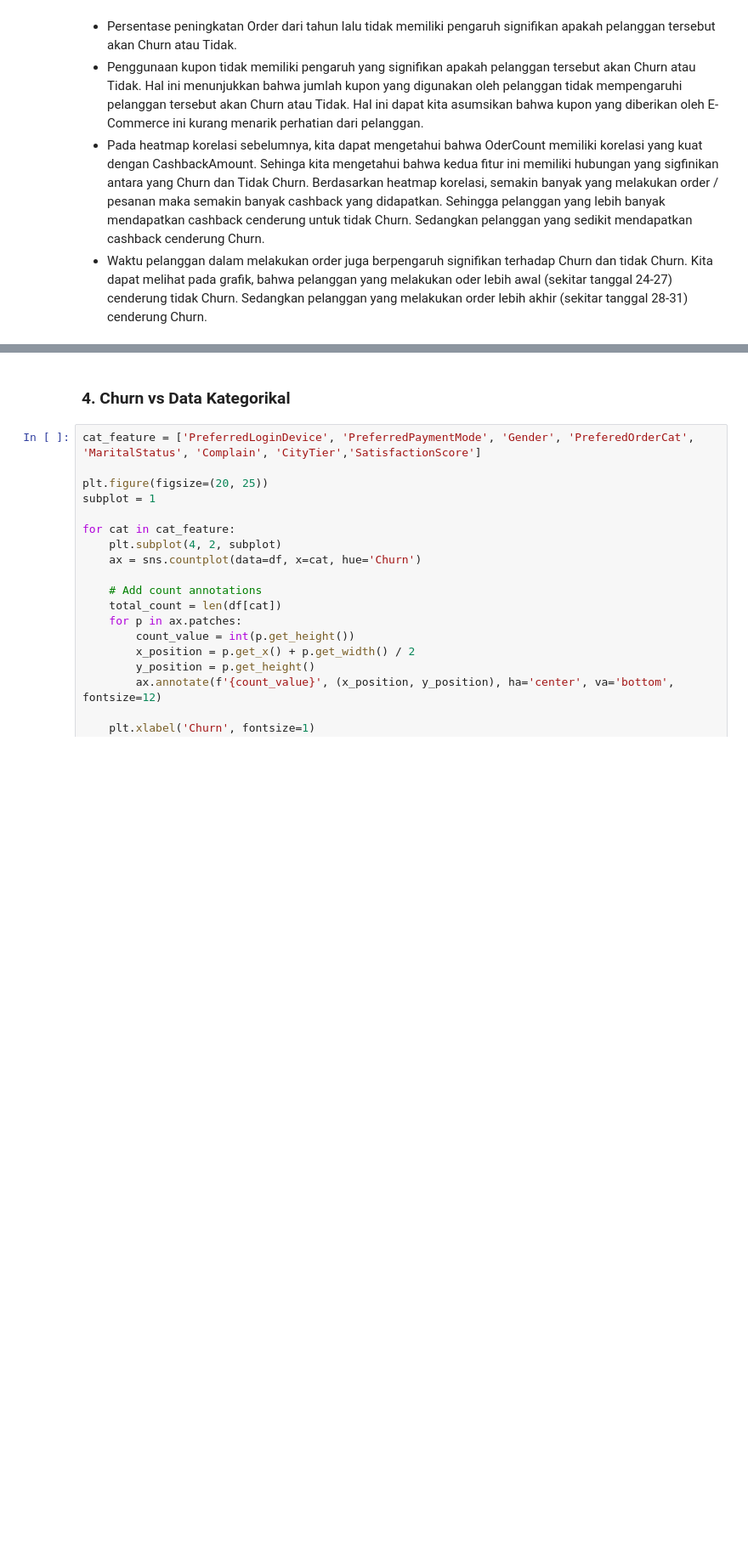
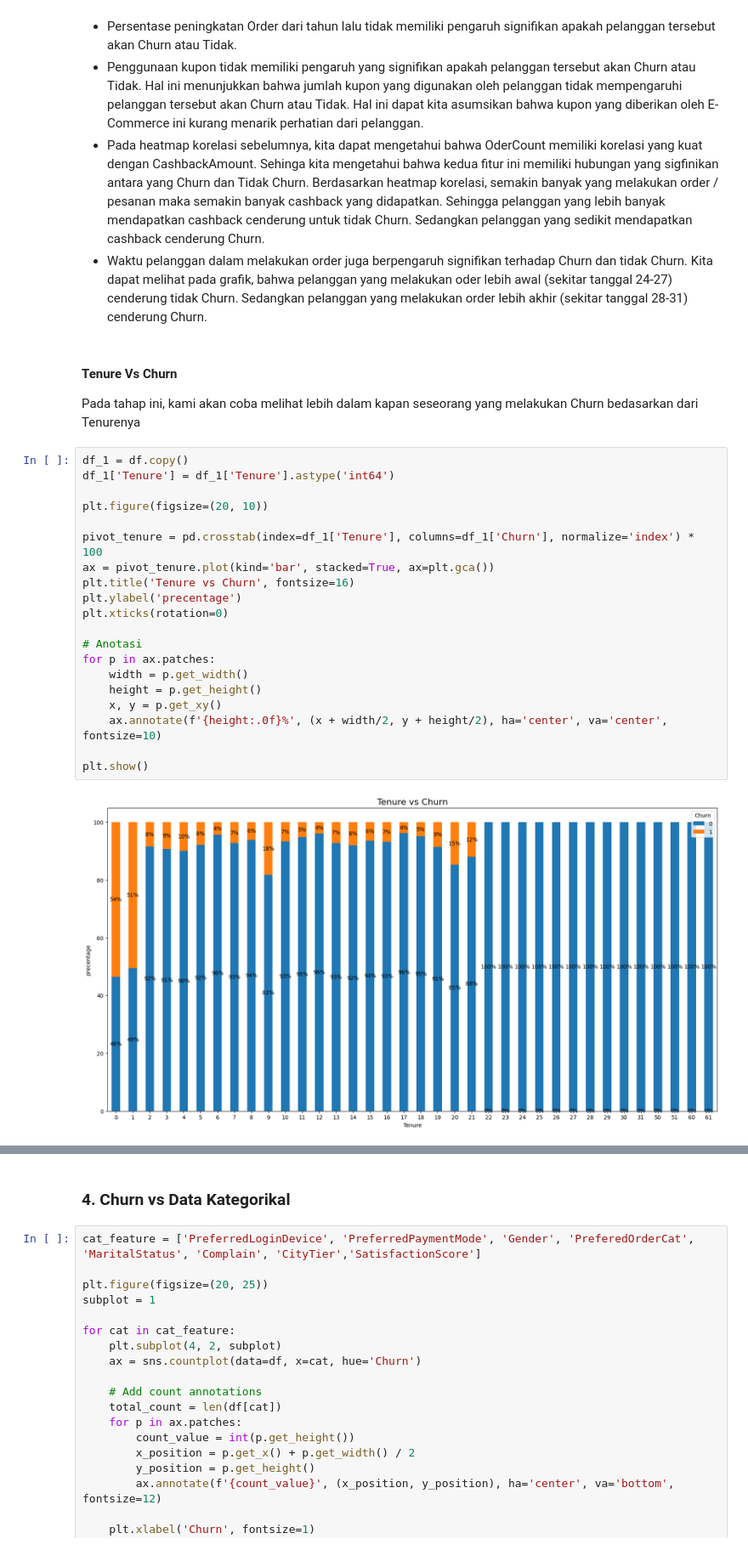
Before and after one commit to tasiamdln/E_Commerce_Churn_Analysis_ML, a Jupyter notebook: E_Commerce_Churn_Classification_and_Data_Analysis.ipynb, the cells around one changed output, grey strips where cells are left out. Shown at 85% size. Drawn from its saved outputs; the diff is of its cells as text; blank space fills up the shorter version.

```diff
--- a/E_Commerce_Churn_Classification_and_Data_Analysis.ipynb
+++ b/E_Commerce_Churn_Classification_and_Data_Analysis.ipynb
@@ -509,3 +523,29 @@ Seletelah kita lihat uji statistiknya terdapat beberapa fitur yang ternyata memi
 - Penggunaan kupon tidak memiliki pengaruh yang signifikan apakah pelanggan tersebut akan Churn atau Tidak. Hal ini menunjukkan bahwa jumlah kupon yang digunakan oleh pelanggan tidak mempengaruhi pelanggan tersebut akan Churn atau Tidak. Hal ini dapat kita asumsikan bahwa kupon yang diberikan oleh E-Commerce ini kurang menarik perhatian dari pelanggan.
 - Pada heatmap korelasi sebelumnya, kita dapat mengetahui bahwa OderCount memiliki korelasi yang kuat dengan CashbackAmount. Sehinga kita mengetahui bahwa kedua fitur ini memiliki hubungan yang sigfinikan antara yang Churn dan Tidak Churn. Berdasarkan heatmap korelasi, semakin banyak yang melakukan order / pesanan maka semakin banyak cashback yang didapatkan. Sehingga pelanggan yang lebih banyak mendapatkan cashback cenderung untuk tidak Churn. Sedangkan pelanggan yang sedikit mendapatkan cashback cenderung Churn.
 - Waktu pelanggan dalam melakukan order juga berpengaruh signifikan terhadap  Churn dan tidak Churn. Kita dapat melihat pada grafik, bahwa pelanggan yang melakukan oder lebih awal (sekitar tanggal 24-27) cenderung tidak Churn. Sedangkan pelanggan yang melakukan order lebih akhir (sekitar tanggal 28-31) cenderung Churn.
+# %% [markdown]
+#### **Tenure Vs Churn**
+
+Pada tahap ini, kami akan coba melihat lebih dalam kapan seseorang yang melakukan Churn bedasarkan dari Tenurenya
+# %%
+df_1 = df.copy()
+df_1['Tenure'] = df_1['Tenure'].astype('int64')
+
+plt.figure(figsize=(20, 10))
+
+pivot_tenure = pd.crosstab(index=df_1['Tenure'], columns=df_1['Churn'], normalize='index') * 100
+ax = pivot_tenure.plot(kind='bar', stacked=True, ax=plt.gca())
+plt.title('Tenure vs Churn', fontsize=16)
+plt.ylabel('precentage')
+plt.xticks(rotation=0)
+
+# Anotasi
+for p in ax.patches:
+    width = p.get_width()
+    height = p.get_height()
+    x, y = p.get_xy()
+    ax.annotate(f'{height:.0f}%', (x + width/2, y + height/2), ha='center', va='center', fontsize=10)
+
+plt.show()
+# %% [output]
+[figure, added]
```
Also changed, not shown: parts of 15 cells of this notebook.
